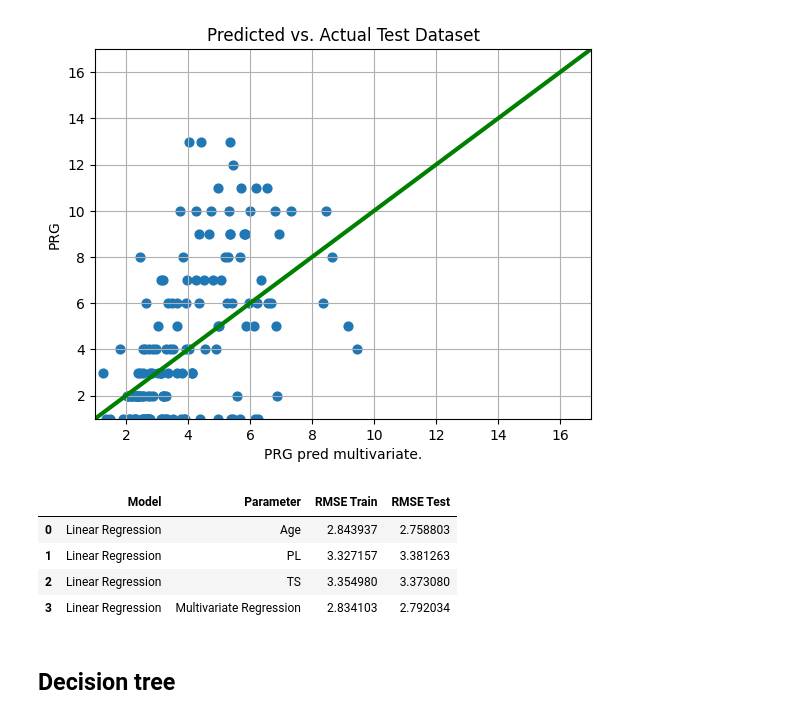
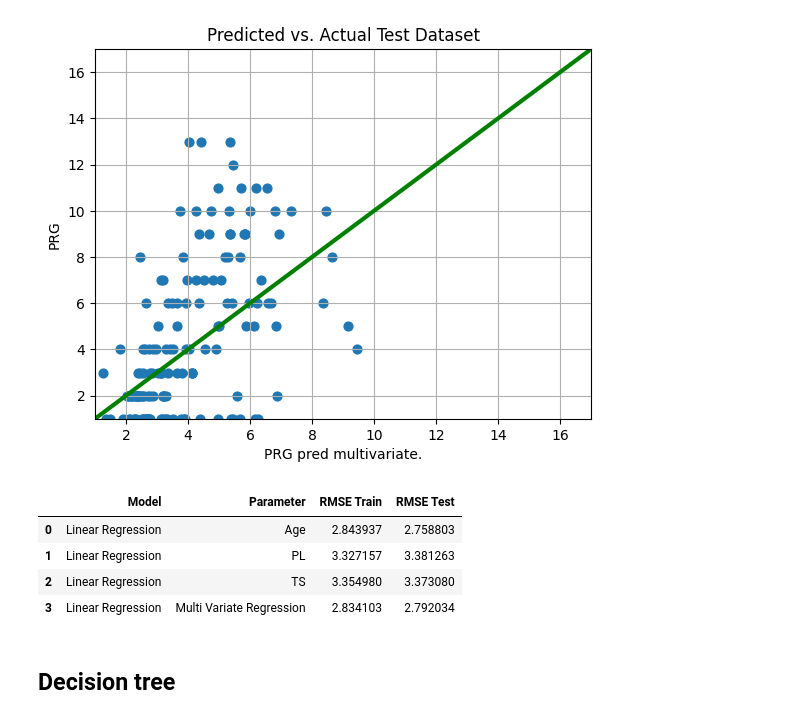
Before and after one commit to doctorf72/Naya_ML_RegressionProject, a Jupyter notebook: Regression_Project.ipynb, the cells around one changed output. Cells and saved outputs as stored; diff of their text form; code cells hidden in the pictures.

```diff
--- a/Regression_Project.ipynb
+++ b/Regression_Project.ipynb
@@ -710,14 +710,14 @@ ax.plot(np.linspace(1, 17, 2), np.linspace(1, 17, 2),
 [<matplotlib.lines.Line2D at 0x...>]
 [figure]
 # %%
-ModelsCompare.loc[len(ModelsCompare.index)] = ["Linear Regression", "Multi Linear Regression", train_rmse, test_rmse]
+ModelsCompare.loc[len(ModelsCompare.index)] = ["Linear Regression", "Multi Variate Regression", train_rmse, test_rmse]
 ModelsCompare.head()
 # %% [output]
 |  | Model | Parameter | RMSE Train | RMSE Test |
 | 0 | Linear Regression | Age | 2.843937 | 2.758803 |
 | 1 | Linear Regression | PL | 3.327157 | 3.381263 |
 | 2 | Linear Regression | TS | 3.354980 | 3.373080 |
-| 3 | Linear Regression | Multivariate Regression | 2.834103 | 2.792034 |
+| 3 | Linear Regression | Multi Variate Regression | 2.834103 | 2.792034 |
 # %% [markdown]
 ## **Decision tree**
 # %%
```
Also changed, not shown: parts of 9 cells of this notebook.
